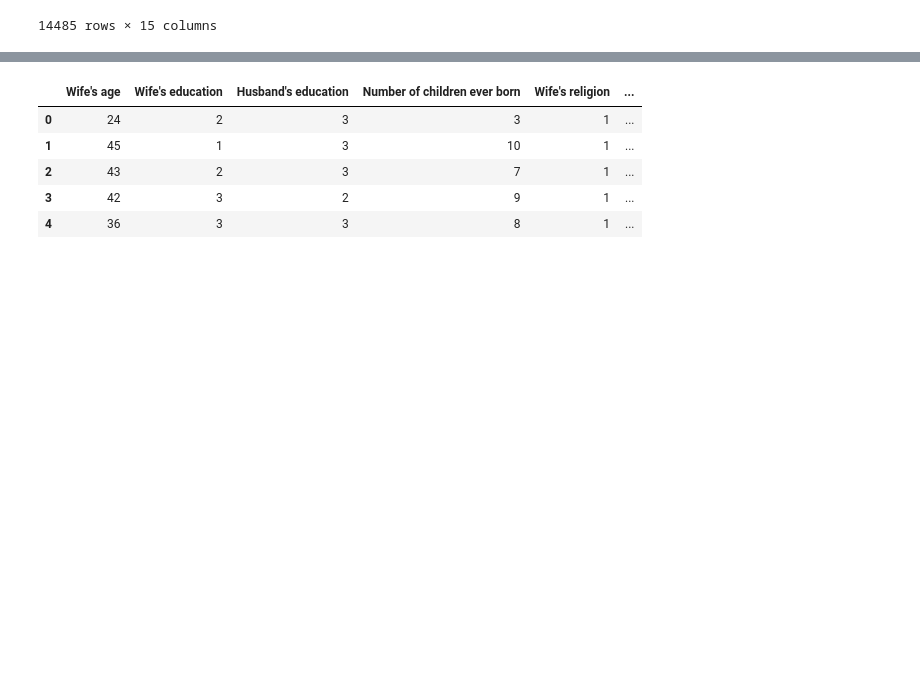
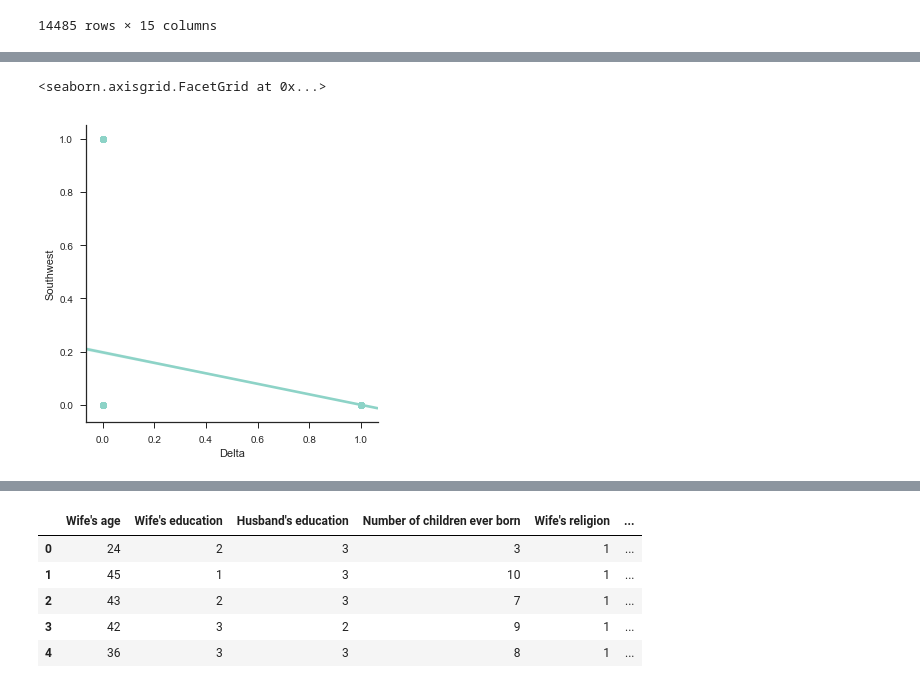
Before and after one commit to marshallringwood/ECON213R-MVR, a Jupyter notebook: ECON+213R+PS1.ipynb, the cells around one changed output, grey strips where cells are left out. Saved outputs shown, nothing was run; the diff lists cells and outputs as text; code cells hidden in the pictures; blank space fills up the shorter version.

```diff
--- a/ECON+213R+PS1.ipynb
+++ b/ECON+213R+PS1.ipynb
@@ -352,3 +400,6 @@ sns.lmplot(x="airline_Delta", y="airline_American", data=airline_df)
 # %%
-sns.lmplot(x="airline_Delta", y="airline_Southwest", data=airline_df)
+sns.lmplot(x="Delta", y="Southwest", data=airline_df)
+# %% [output]
+<seaborn.axisgrid.FacetGrid at 0x...>
+[figure, added]
 # %%
```
Also changed, not shown: parts of 57 cells of this notebook.
